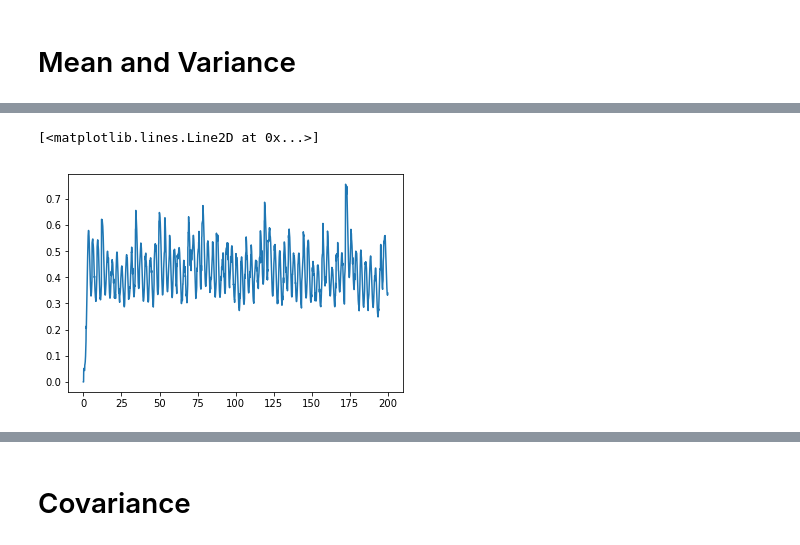
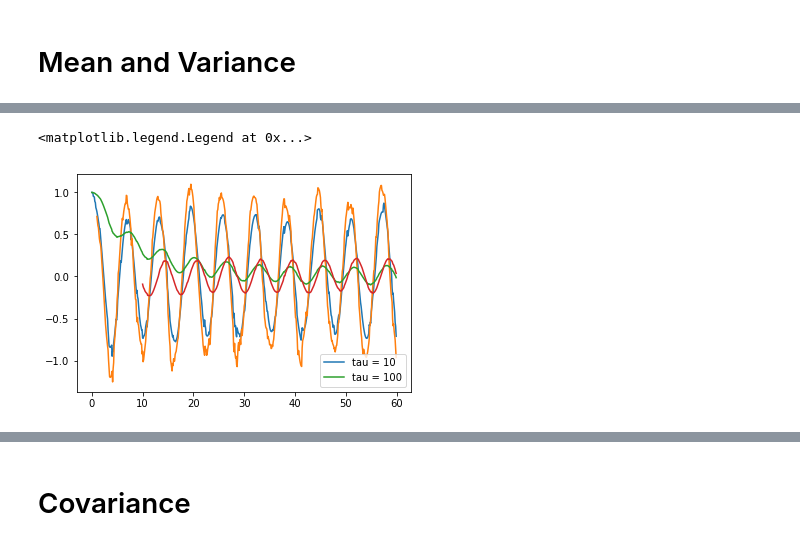
Before and after one commit to Hudsonnc/SIOC216B, a Jupyter notebook: Running average and variance.ipynb, the cells around one changed output, grey strips where cells are left out. Cells and saved outputs as stored; diff of their text form; code cells hidden in the pictures.

```diff
--- a/Running average and variance.ipynb
+++ b/Running average and variance.ipynb
@@ -54,5 +49,8 @@ plt.plot(t,runningavg(x, 20))
-# %%
-plt.plot(t,runningvar(x, 20))
-# %% [output]
-[<matplotlib.lines.Line2D at 0x...>]
-[figure, removed]
+# %%
+for tau in [10, 100]:
+    plt.plot(t,runningavg(x, tau), label='tau = %s' %tau)
+    plt.plot([t[i] for i in range(tau, len(x))], [np.mean(x[(t-tau+1):(t)]) for t in range(tau, len(x))])
+plt.legend()
+# %% [output]
+<matplotlib.legend.Legend at 0x...>
+[figure, added]
```
Also changed, not shown: parts of 9 cells of this notebook, 2 other files.
